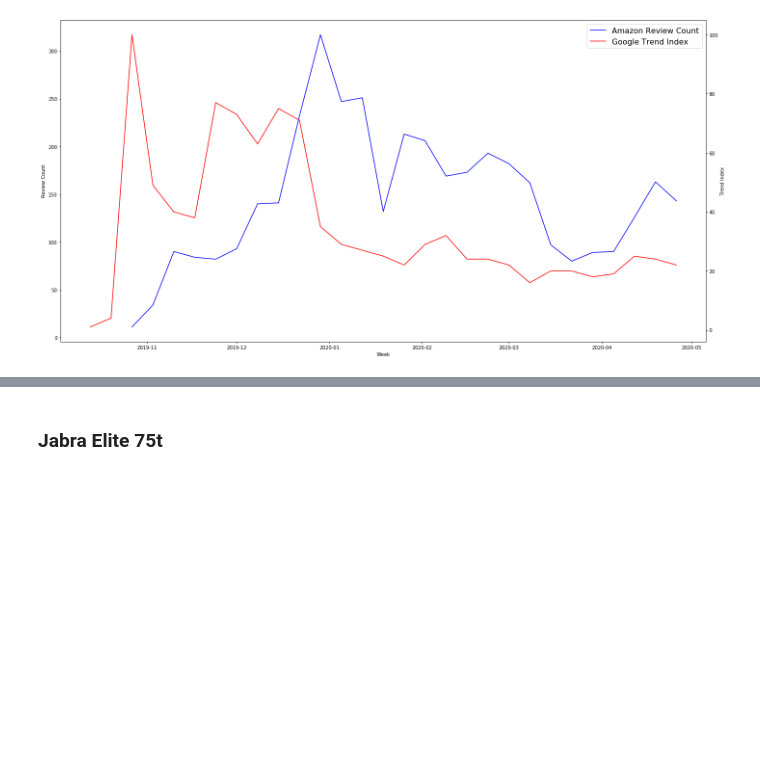
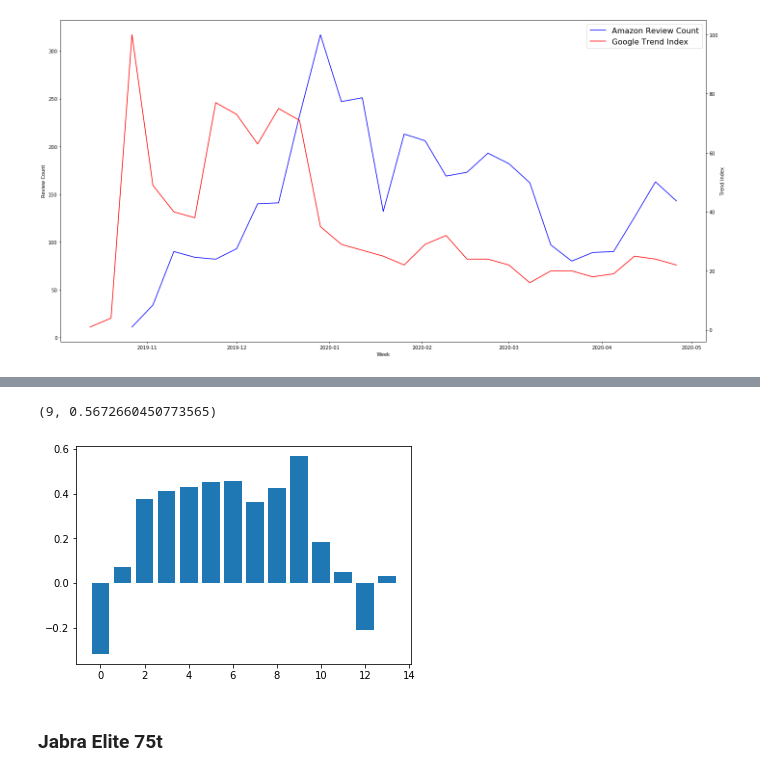
Before and after one commit to datascientistlin/AmazonReviewAnalysis, a Jupyter notebook: Draft - Lin.ipynb, the cells around one changed output, grey strips where cells are left out. Drawn from its saved outputs; the diff is of its cells as text; code cells hidden in the pictures; blank space fills up the shorter version.

Commit message:
Added a cleaned notebook for correlation calculation

```diff
--- a/Draft - Lin.ipynb
+++ b/Draft - Lin.ipynb
@@ -16,3 +16,5 @@ df_airpods_review.head()
 | 2 | Apple | AirPods Pro | Amazon | en-US | 3 | 0 | ... |
 | 3 | Apple | AirPods Pro | Amazon | en-US | 5 | 0 | ... |
 | 4 | Apple | AirPods Pro | Amazon | en-US | 5 | 1 | ... |
+# %%
+df_airpods_review['review_date_key'] = pd.to_datetime(df_airpods_review['review_date'])
@@ -39,5 +81,5 @@ df_airpods_review
 | 4134 | Apple | AirPods Pro | Amazon | en-US | 5 | 1 | ... |
 3940 rows × 10 columns
 # %%
-df_airpods_review['review_date_key'] = pd.to_datetime(df_airpods_review['review_date']) - pd.to_timedelta(1, unit='d')
+df_airpods_review['review_date_key'] = pd.to_datetime(df_airpods_review['review_date'])
 # %%
@@ -515,10 +559,10 @@ def review_date_import_clean(product_name):
     df_review = pd.read_csv('data/{}.csv'.format(product_name))
     df_review = df_review[df_review['verified_purchase'] == 1]
     df_review['review_date_key'] = pd.to_datetime(df_review['review_date'])
-    df_review_weekly = df_review.groupby(pd.Grouper(key='review_date_key', freq='W-SAT', label='left'))['review_rating']\
+    df_review_weekly = df_review.groupby(pd.Grouper(key='review_date_key', freq='W-SUN', label='left', closed='left'))['review_rating']\
                         .agg(['mean', 'count'])\
                         .reset_index()
-    df_review_weekly['review_date_key'] = df_review_weekly['review_date_key'] + pd.to_timedelta(1, unit='d')
+    #df_review_weekly['review_date_key'] = df_review_weekly['review_date_key'] + pd.to_timedelta(1, unit='d')
     df_review_weekly.rename(columns={'mean':'average_rating', 'count':'review_count'}, inplace=True)
 
     return df_review_weekly
@@ -589,3 +695,8 @@ df_airpods_corr = calculate_correlation(df_airpods)
+# %%
+visualize_correlation(df_airpods)
+# %% [output]
+(9, 0.5672660450773565)
+[figure, added]
 # %% [markdown]
 ### Jabra Elite 75t
 # %%
```
Also changed, not shown: parts of 15 cells of this notebook, 1 other file.
